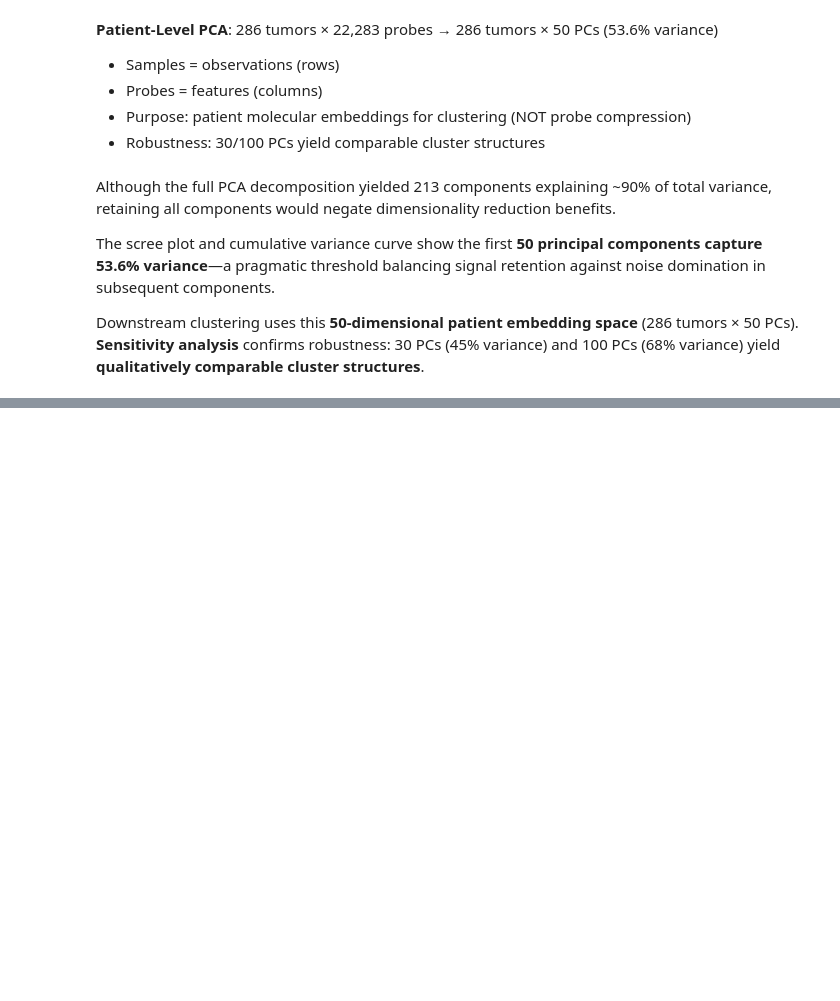
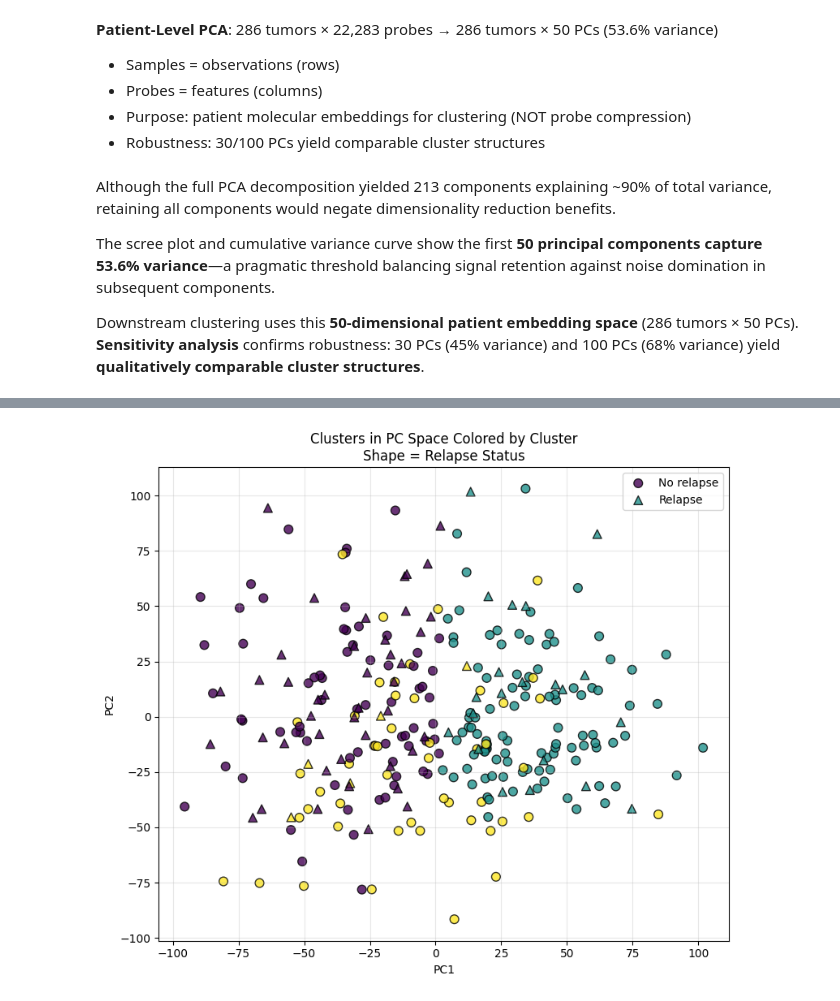
Before and after one commit to ibejerano/unie-healthcare-clustering, a Jupyter notebook: src/breast_cancer_clustering_GSE2034.ipynb, the cells around one changed output, grey strips where cells are left out. Drawn from its saved outputs; the diff is of its cells as text; code cells hidden in the pictures; blank space fills up the shorter version.

```diff
--- a/src/breast_cancer_clustering_GSE2034.ipynb
+++ b/src/breast_cancer_clustering_GSE2034.ipynb
@@ -1240,0 +1363,14 @@ np.save("../datasets/X_pca50_scores.npy", X_pca_k)
+# %%
+# Extract only the value AFTER ": "
+y_relapse_binary = (
+    df_metadata['characteristics_ch1']
+    .apply(lambda x: x[0] if isinstance(x, list) else x)  # Extract from list
+    .astype(str)
+    .str.extract(r':\s*(\d)')  # Extract digit after ": "
+    .astype(int)
+    .squeeze()  # Convert to Series
+)
+
+print("Bone relapse distribution:")
+print(y_relapse_binary.value_counts())
+print(f"Relapse prevalence: {y_relapse_binary.mean():.1%}")
@@ -1240,0 +1386,26 @@ np.save("../datasets/X_pca50_scores.npy", X_pca_k)
+# %%
+relapse = y_relapse_binary  # 0/1
+
+plt.figure(figsize=(8, 7))
+for r, marker, lab in [(0, 'o', 'No relapse'), (1, '^', 'Relapse')]:
+    mask = relapse == r
+    plt.scatter(
+        pc1[mask], pc2[mask],
+        c=cluster_labels[mask],
+        cmap='viridis',
+        s=60,
+        marker=marker,
+        edgecolor='k',
+        alpha=0.8,
+        label=lab
+    )
+
+plt.xlabel('PC1')
+plt.ylabel('PC2')
+plt.title('Clusters in PC Space Colored by Cluster\nShape = Relapse Status')
+plt.legend()
+plt.grid(alpha=0.3)
+plt.tight_layout()
+plt.show()
+# %% [output]
+[figure, added]
```
Also changed, not shown: parts of 23 cells of this notebook.
